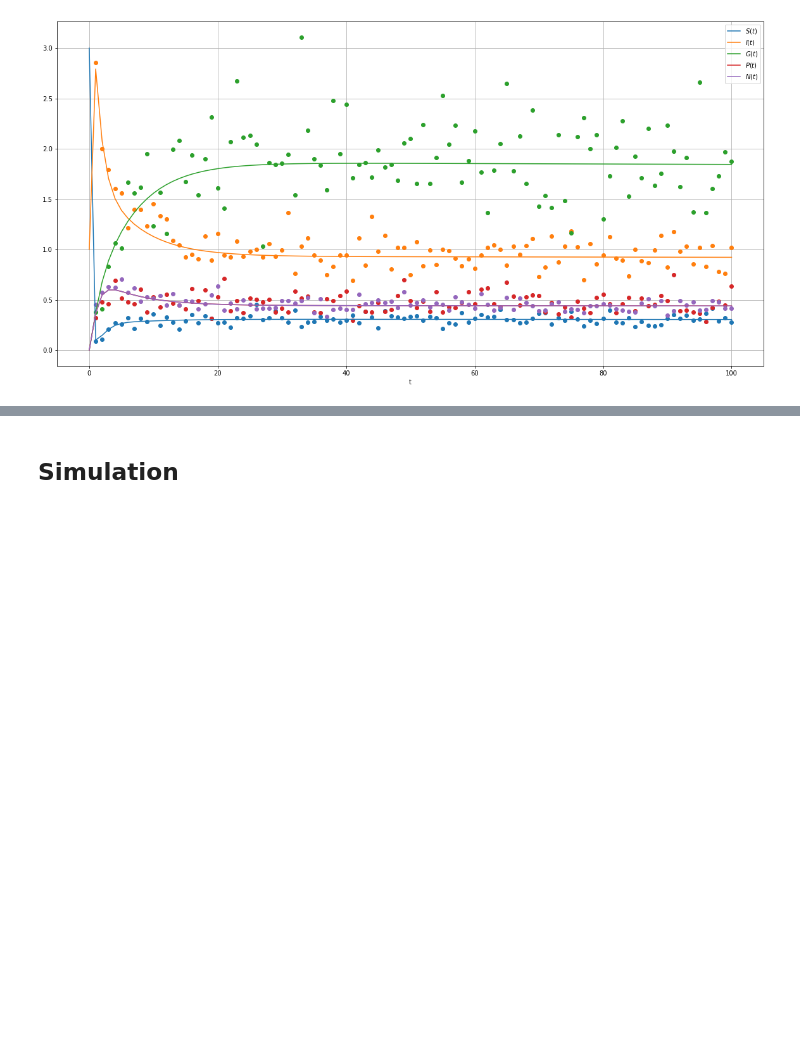
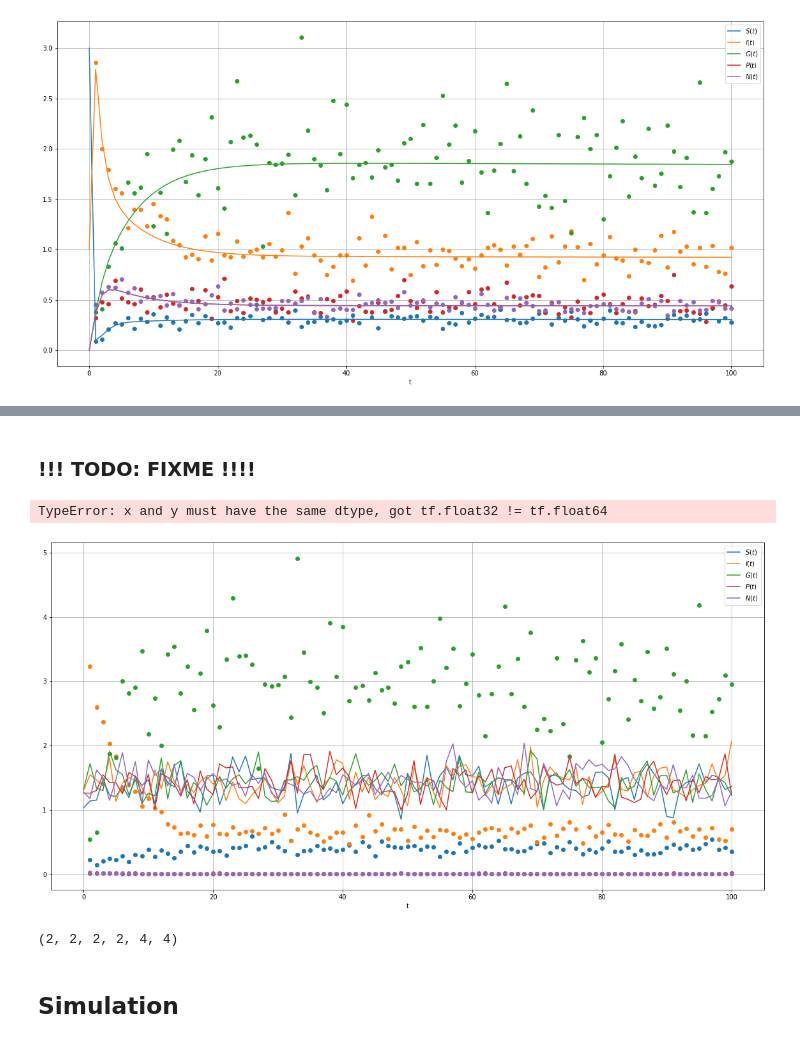
Before and after one commit to epidemic-research-team/compartmental-epidemic-model, a Jupyter notebook: CompartmentModelSimulationTF.ipynb, the cells around one changed output, grey strips where cells are left out. Drawn from its saved outputs; the diff is of its cells as text; code cells hidden in the pictures; blank space fills up the shorter version.

```diff
--- a/CompartmentModelSimulationTF.ipynb
+++ b/CompartmentModelSimulationTF.ipynb
@@ -251,20 +279,17 @@ args = flatten_params(*(
     np.array([14, 14]),                    # dwt
     np.array([0.5, 0.5]),                  # psc
     1825.,                                 # r
-))
+)).astype(np.float32)
 
 class CompartmentModel(object):
 
-    def __init__(self, times, state0=None):
+    def __init__(self, times, state0=None, framework=np):
         self.times = times
         self.state0 = state0 if state0 is not None else generate_initial_state()
+        self.framework = framework
 
     def run(self, *args):
-        return odeint(system, state0, t, args=(args, self._reshape_func), rtol=1e-6, atol=1e-6)
-
-    @staticmethod
-    def _reshape_func(a, shape):
-        return a.reshape(shape)
+        return odeint(system, state0, t, args=(args, self.framework), rtol=1e-6, atol=1e-6)
 
     @staticmethod
     def _build_history(sol):
@@ -340,3 +448,48 @@ results = tfp.math.ode.BDF().solve(func, 0, state0, solution_times=t[:25])
+# %%
+Root = tfd.JointDistributionCoroutine.Root
+def model_fn():
+    sip = yield Root(tfd.Dirichlet(np.ones((len(S_CATEGORIES),), dtype=np.float32), name="sip"))
+    beta = yield Root(tfd.Sample(tfd.Beta(3, 2, name="beta"), sample_shape=(len(G_CATEGORIES),)))
+    di = yield Root(tfd.Sample(tfd.Exponential(1/2, name="di"), sample_shape=(len(G_CATEGORIES),)))
+    wip = yield Root(tfd.Sample(tfd.Exponential(1/7, name="wip"), sample_shape=(len(G_CATEGORIES),)))
+    dai = yield Root(tfd.Sample(tfd.Exponential(1/3, name="dai"), sample_shape=(len(G_CATEGORIES),)))
+    dwt = yield Root(tfd.Sample(tfd.Exponential(1/14, name="dwt"), sample_shape=(len(G_CATEGORIES),)))
+    psc = yield Root(tfd.Dirichlet(np.ones((len(G_CATEGORIES),), dtype=np.float32), name="psc"))
+
+    args_ = flatten_params(*(
+        sip, beta,
+        generate_social_interaction_matrix(),
+        di, wip, dai, dwt, psc,
+        1825.
+    ))
+
+    def f(t, y):
+        tf.cast(tf.Variable(system(y, t, args_, tf)), tf.float32)
+    bijector = tfb.FFJORD(f, tfp.math.ode.BDF().solve, dtype=tf.float32)
+    y = bijector.forward(tf.cast(obs[0], tf.float32))
+    x = bijector.inverse(tf.cast(obs[-1], tf.float32))
+    base = tfd.Gamma(tf.ones_like(x) * 5., tf.ones_like(x))
+    out = yield tfd.TransformedDistribution(base, bijector)
+
+model = tfd.JointDistributionCoroutine(model_fn)
+# %% [markdown]
+### !!! TODO: FIXME !!!!
+# %%
+model.sample()
+# %% [output]
+TypeError: x and y must have the same dtype, got tf.float32 != tf.float64
+# %%
+model.plot(
+    tfd.Sample(
+        tfd.Independent(q_z, reinterpreted_batch_ndims=0), sample_shape=[80]
+    ).sample(101),
+"male", "high", "(25, 50)", obs=obs)
+# %% [output]
+[figure, added]
+# %%
+generate_social_interaction_matrix().shape
+# %% [output]
+(2, 2, 2, 2, 4, 4)
 # %% [markdown]
 ## Simulation
 # %% [markdown]
```
Also changed, not shown: parts of 26 cells of this notebook, 2 other files.
